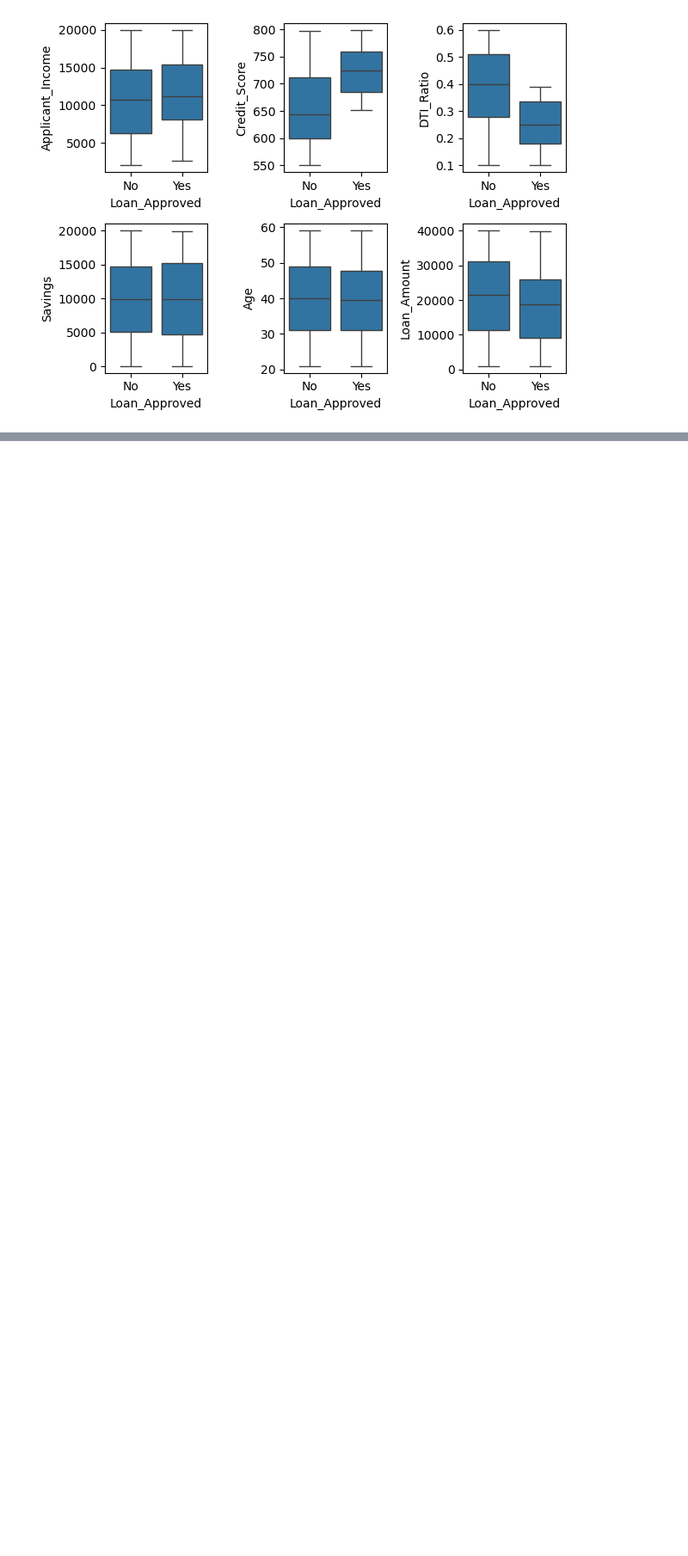
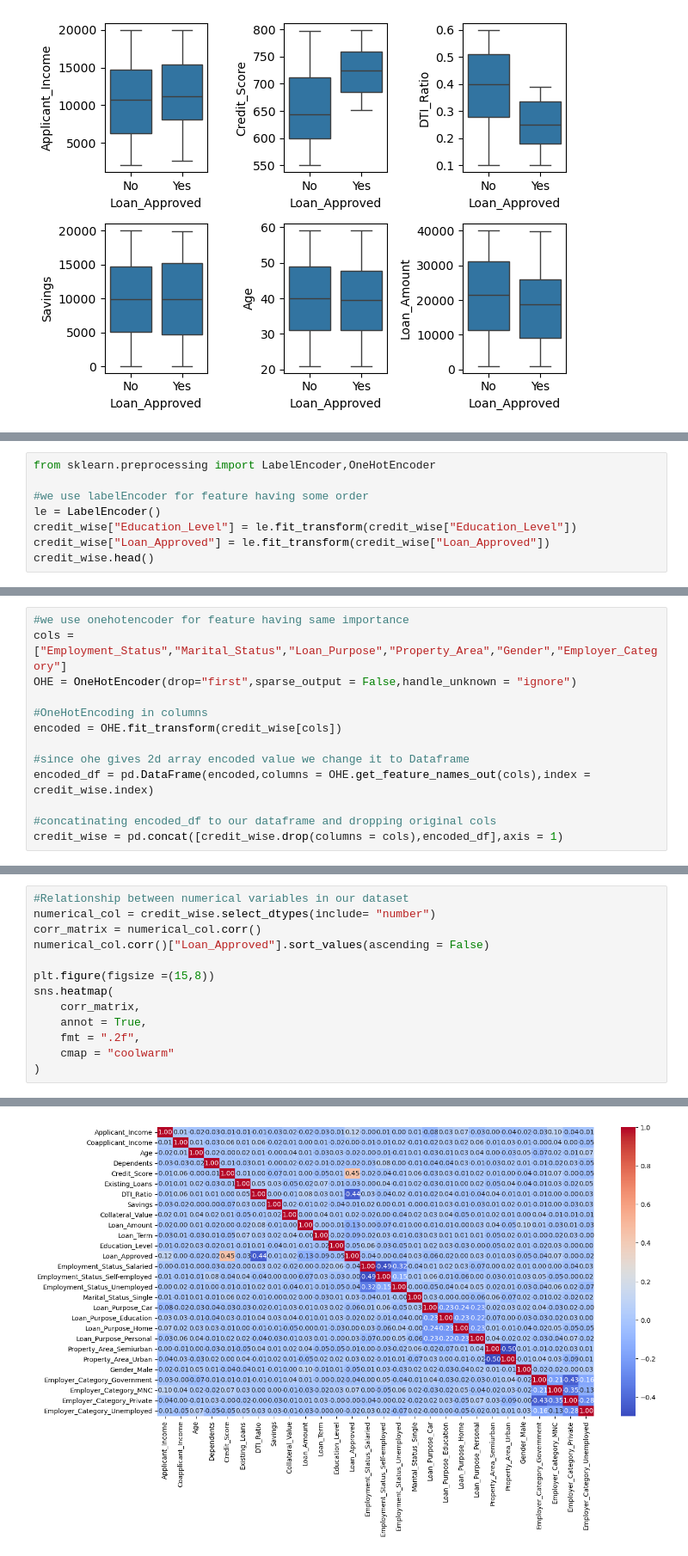
Before and after one commit to saphalkafle77-ai/credit_wise-loan-system, a Jupyter notebook: credit_wise_loan_approval_system.ipynb, the cells around one changed output, grey strips where cells are left out. Shown at 86% size. Drawn from its saved outputs; the diff is of its cells as text; blank space fills up the shorter version.

Commit message:
Feature encoding and checked relationship of features by correlation heatmap

```diff
--- a/credit_wise_loan_approval_system.ipynb
+++ b/credit_wise_loan_approval_system.ipynb
@@ -162,0 +162,8 @@ credit_wise
+# %%
+from sklearn.preprocessing import LabelEncoder,OneHotEncoder
+
+#we use labelEncoder for feature having some order
+le = LabelEncoder()
+credit_wise["Education_Level"] = le.fit_transform(credit_wise["Education_Level"])
+credit_wise["Loan_Approved"] = le.fit_transform(credit_wise["Loan_Approved"])
+credit_wise.head()
@@ -162,0 +177,13 @@ credit_wise
+# %%
+#we use onehotencoder for feature having same importance
+cols = ["Employment_Status","Marital_Status","Loan_Purpose","Property_Area","Gender","Employer_Category"]
+OHE = OneHotEncoder(drop="first",sparse_output = False,handle_unknown = "ignore")
+
+#OneHotEncoding in columns
+encoded = OHE.fit_transform(credit_wise[cols])
+
+#since ohe gives 2d array encoded value we change it to Dataframe
+encoded_df = pd.DataFrame(encoded,columns = OHE.get_feature_names_out(cols),index = credit_wise.index)
+
+#concatinating encoded_df to our dataframe and dropping original cols
+credit_wise = pd.concat([credit_wise.drop(columns = cols),encoded_df],axis = 1)
@@ -162,0 +202,14 @@ credit_wise
+# %%
+#Relationship between numerical variables in our dataset
+numerical_col = credit_wise.select_dtypes(include= "number")
+corr_matrix = numerical_col.corr()
+numerical_col.corr()["Loan_Approved"].sort_values(ascending = False)
+
+plt.figure(figsize =(15,8))
+sns.heatmap(
+    corr_matrix,
+    annot = True,
+    fmt = ".2f",
+    cmap = "coolwarm"
+)
+# %% [output]
@@ -162,0 +217 @@ credit_wise
+[figure, added]
```
Also changed, not shown: parts of 8 cells of this notebook.
